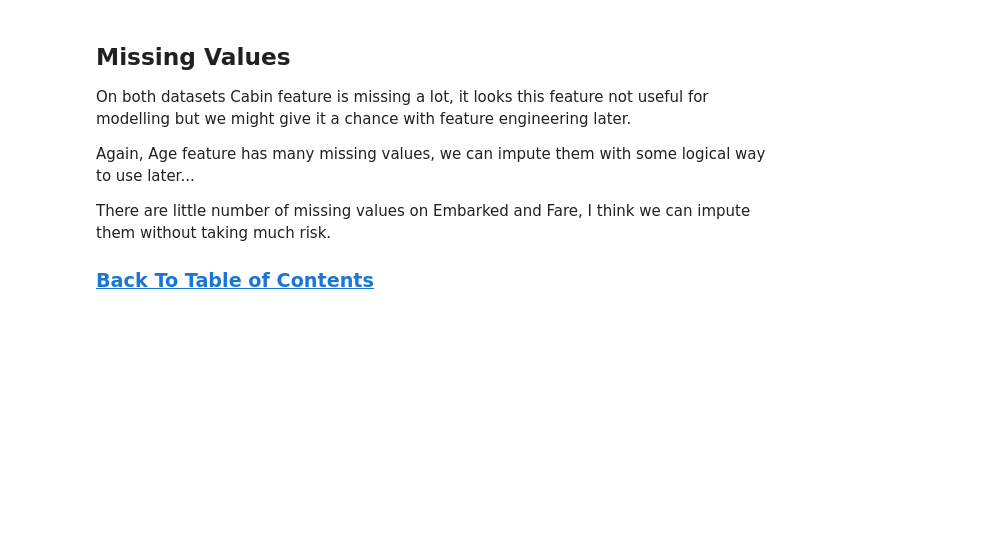
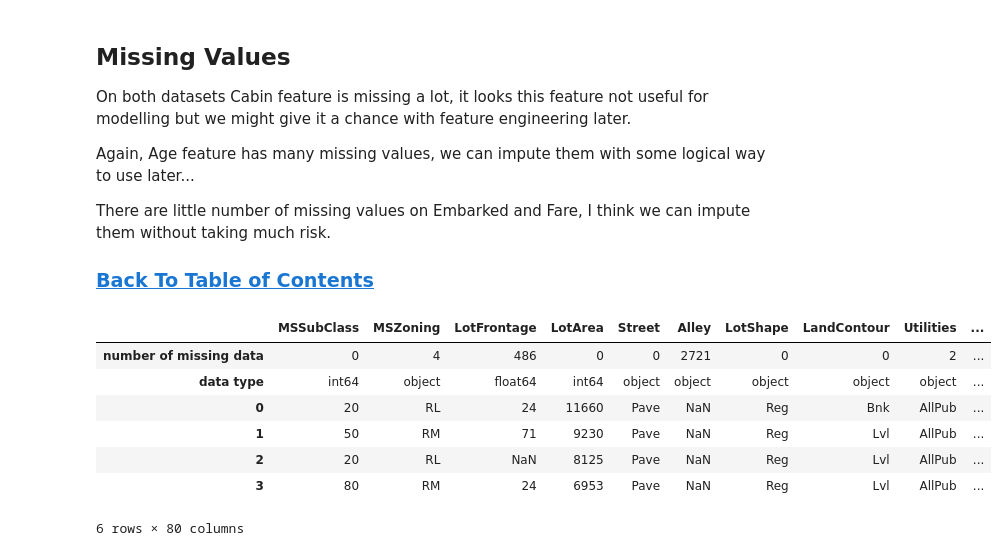
Before and after one commit to asynchk/kaggle_house_price_prediction, a Jupyter notebook: editing.ipynb, the cells around one changed output. Cells and saved outputs as stored; diff of their text form; code cells hidden in the pictures; blank space fills up the shorter version.

```diff
--- a/editing.ipynb
+++ b/editing.ipynb
@@ -229,4 +231,26 @@ Again, Age feature has many missing values, we can impute them with some logical
 There are little number of missing values on Embarked and Fare, I think we can impute them without taking much risk.
 
 ### [Back To Table of Contents](#toc_section)
+# %%
+# Make Table to see NA values and class in total data set
+
+def get_na_and_d_type(column):
+    num_na = column.isnull().sum()
+    dtype = column.dtype
+    sample =column.sample(n=4).reset_index( drop=True)
+    data_1= pd.Series({'number of missing data': num_na,'data type': dtype})
+    return pd.concat([data_1, sample, ], )
+
+v_merged_na = v_merged.apply(get_na_and_d_type, axis=0)
+# v_merged_na = v_merged_na.loc[v_merged_na['number of missing data'] != 0]
+v_merged_na
+# %% [output]
+|  | MSSubClass | MSZoning | LotFrontage | LotArea | Street | Alley | LotShape | LandContour | Utilities | ... |
+| number of missing data | 0 | 4 | 486 | 0 | 0 | 2721 | 0 | 0 | 2 | ... |
+| data type | int64 | object | float64 | int64 | object | object | object | object | object | ... |
+| 0 | 20 | RL | 24 | 11660 | Pave | NaN | Reg | Bnk | AllPub | ... |
+| 1 | 50 | RM | 71 | 9230 | Pave | NaN | Reg | Lvl | AllPub | ... |
+| 2 | 20 | RL | NaN | 8125 | Pave | NaN | Reg | Lvl | AllPub | ... |
+| 3 | 80 | RM | 24 | 6953 | Pave | NaN | Reg | Lvl | AllPub | ... |
+6 rows × 80 columns
 # %%
```
Also changed, not shown: parts of 10 cells of this notebook.
